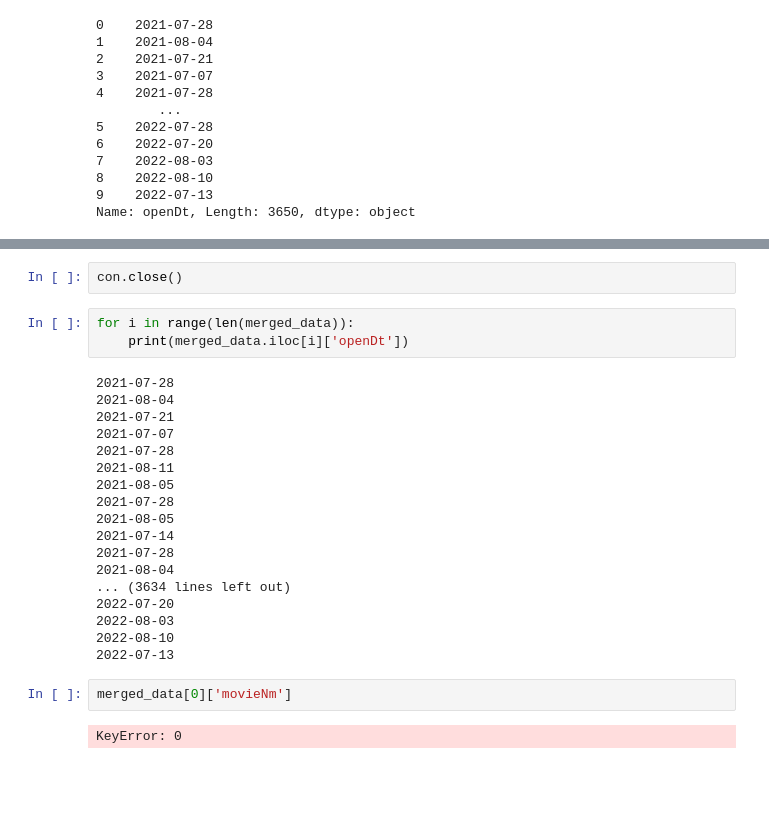
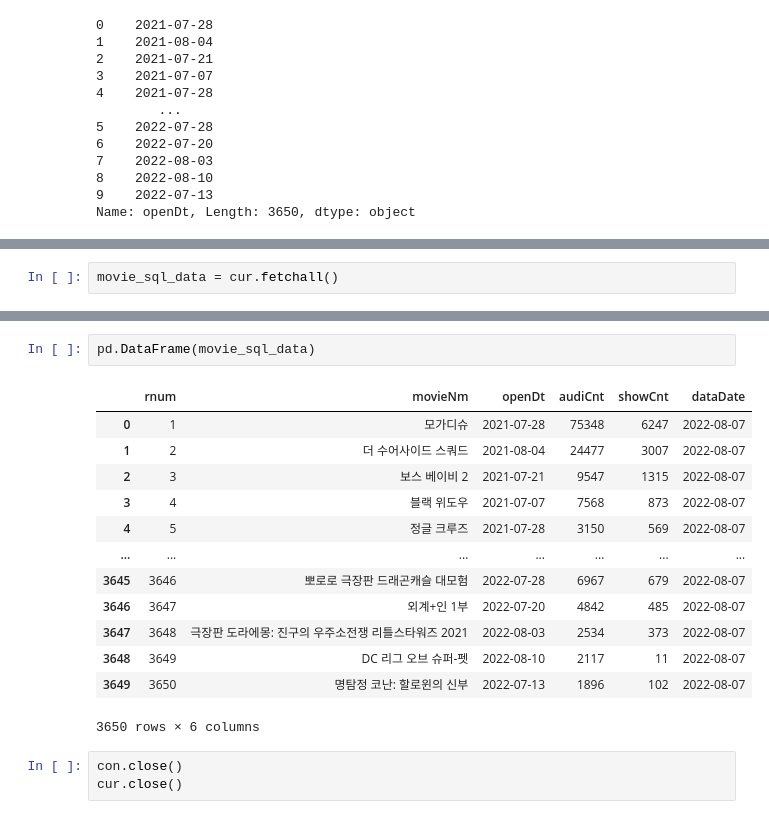
Before and after one commit to Andante8989/python, a Jupyter notebook: 데이터 수집 파이프라인/영진위 데이터 크롤링.ipynb, the cells around one changed output, grey strips where cells are left out. Cells and saved outputs as stored; diff of their text form; blank space fills up the shorter version.

Commit message:
python 영화진흥위원회 크롤링 data 오라클 연동

```diff
--- a/데이터 수집 파이프라인/영진위 데이터 크롤링.ipynb
+++ b/데이터 수집 파이프라인/영진위 데이터 크롤링.ipynb
@@ -423,0 +506,2 @@ OperationalError: (1411, "Incorrect datetime value: '2021-07-28' for function st
+# %%
+movie_sql_data = cur.fetchall()
@@ -424,27 +528,19 @@ OperationalError: (1411, "Incorrect datetime value: '2021-07-28' for function st
+# %%
+pd.DataFrame(movie_sql_data)
+# %% [output]
+|  | rnum | movieNm | openDt | audiCnt | showCnt | dataDate |
+| 0 | 1 | 모가디슈 | 2021-07-28 | 75348 | 6247 | 2022-08-07 |
+| 1 | 2 | 더 수어사이드 스쿼드 | 2021-08-04 | 24477 | 3007 | 2022-08-07 |
+| 2 | 3 | 보스 베이비 2 | 2021-07-21 | 9547 | 1315 | 2022-08-07 |
+| 3 | 4 | 블랙 위도우 | 2021-07-07 | 7568 | 873 | 2022-08-07 |
+| 4 | 5 | 정글 크루즈 | 2021-07-28 | 3150 | 569 | 2022-08-07 |
+| ... | ... | ... | ... | ... | ... | ... |
+| 3645 | 3646 | 뽀로로 극장판 드래곤캐슬 대모험 | 2022-07-28 | 6967 | 679 | 2022-08-07 |
+| 3646 | 3647 | 외계+인 1부 | 2022-07-20 | 4842 | 485 | 2022-08-07 |
+| 3647 | 3648 | 극장판 도라에몽: 진구의 우주소전쟁 리틀스타워즈 2021 | 2022-08-03 | 2534 | 373 | 2022-08-07 |
+| 3648 | 3649 | DC 리그 오브 슈퍼-펫 | 2022-08-10 | 2117 | 11 | 2022-08-07 |
+| 3649 | 3650 | 명탐정 코난: 할로윈의 신부 | 2022-07-13 | 1896 | 102 | 2022-08-07 |
+3650 rows × 6 columns
 # %%
 con.close()
+cur.close()
-# %%
-for i in range(len(merged_data)):
-    print(merged_data.iloc[i]['openDt'])
-# %% [output]
-2021-07-28
-2021-08-04
-2021-07-21
-2021-07-07
-2021-07-28
-2021-08-11
-2021-08-05
-2021-07-28
-2021-08-05
-2021-07-14
-2021-07-28
-2021-08-04
-... (3634 lines left out)
-2022-07-20
-2022-08-03
-2022-08-10
-2022-07-13
-# %%
-merged_data[0]['movieNm']
-# %% [output]
-KeyError: 0
```
Also changed, not shown: parts of 32 cells of this notebook, 2 other files.
